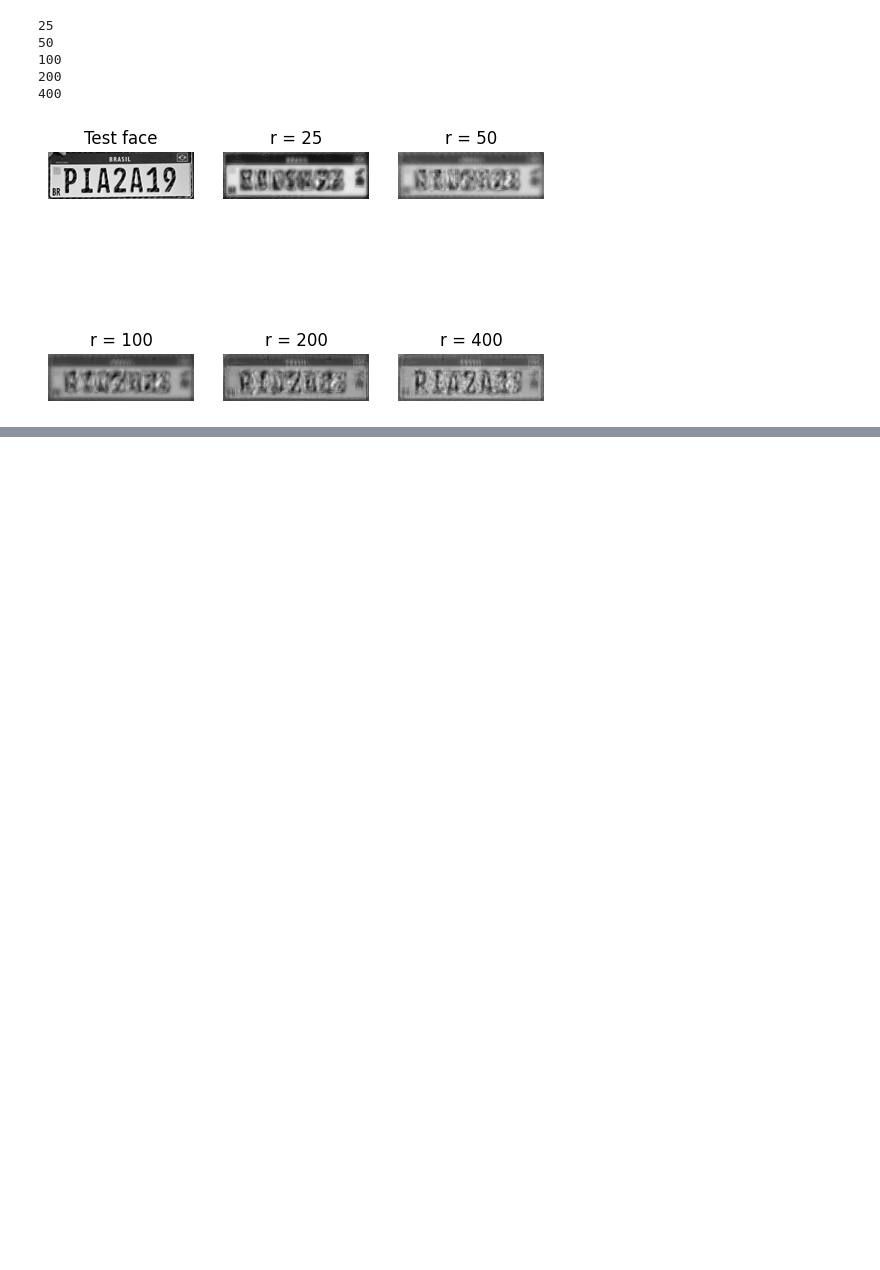
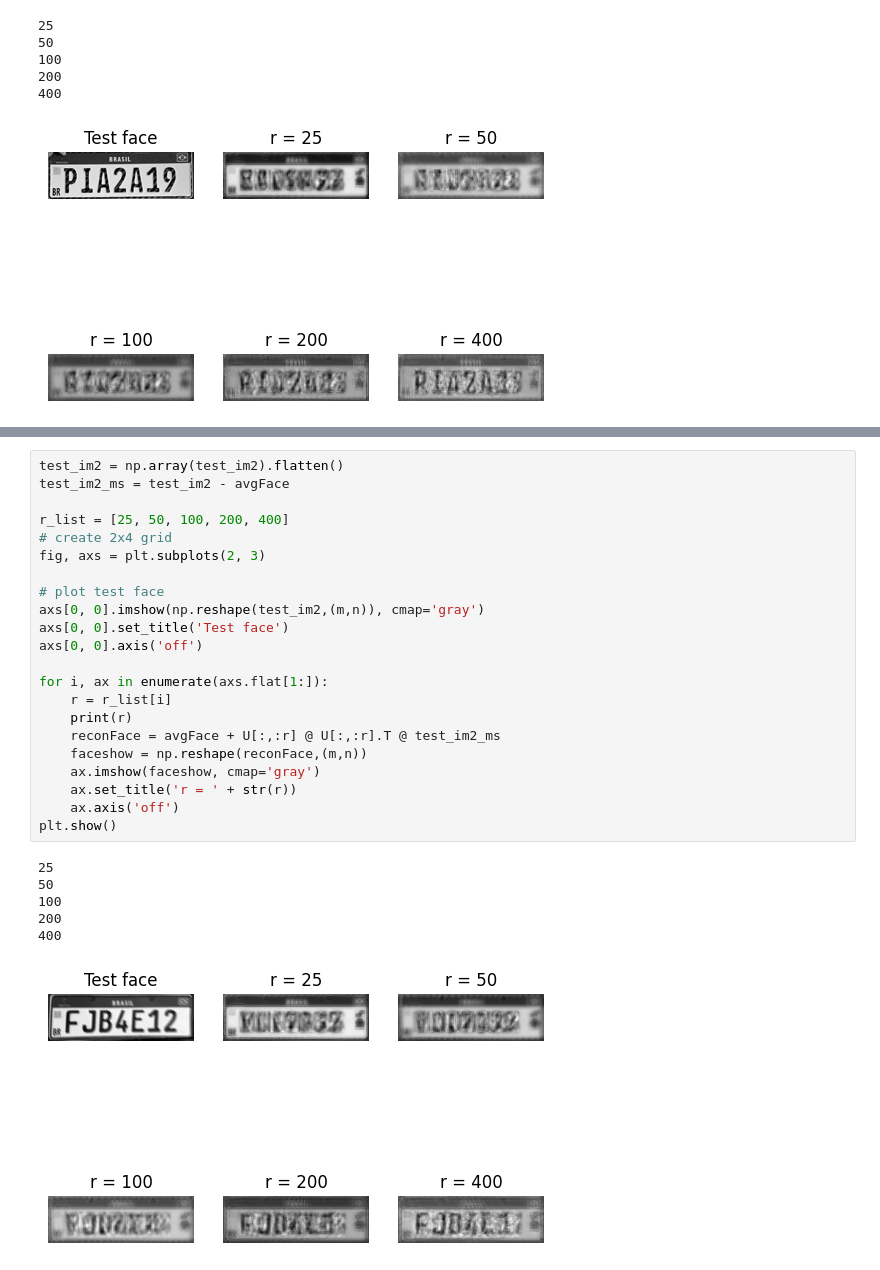
Before and after one commit to Salies/posmac-alcd, a Jupyter notebook: Aula 3 (Condicionamento e PCA)/placas_pca.ipynb, the cells around one changed output, grey strips where cells are left out. Cells and saved outputs as stored; diff of their text form; blank space fills up the shorter version.

```diff
--- a/Aula 3 (Condicionamento e PCA)/placas_pca.ipynb
+++ b/Aula 3 (Condicionamento e PCA)/placas_pca.ipynb
@@ -115,0 +127,29 @@ plt.show()
+# %%
+test_im2 = np.array(test_im2).flatten()
+test_im2_ms = test_im2 - avgFace
+
+r_list = [25, 50, 100, 200, 400]
+# create 2x4 grid
+fig, axs = plt.subplots(2, 3)
+
+# plot test face
+axs[0, 0].imshow(np.reshape(test_im2,(m,n)), cmap='gray')
+axs[0, 0].set_title('Test face')
+axs[0, 0].axis('off')
+
+for i, ax in enumerate(axs.flat[1:]):
+    r = r_list[i]
+    print(r)
+    reconFace = avgFace + U[:,:r] @ U[:,:r].T @ test_im2_ms
+    faceshow = np.reshape(reconFace,(m,n))
+    ax.imshow(faceshow, cmap='gray')
+    ax.set_title('r = ' + str(r))
+    ax.axis('off')
+plt.show()
+# %% [output]
+25
+50
+100
+200
+400
+[figure, added]
```
Also changed, not shown: parts of 2 cells of this notebook, 2 other files.
